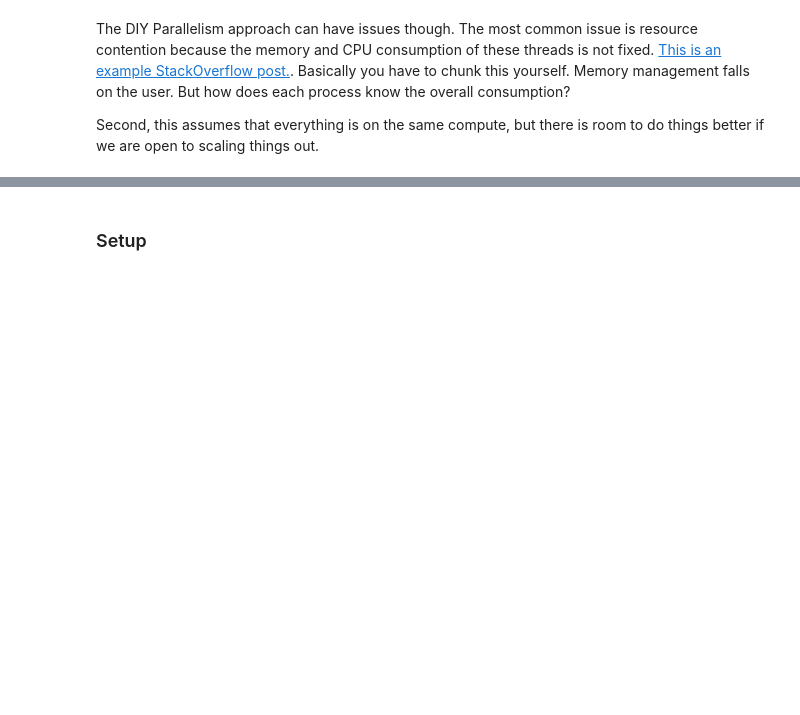
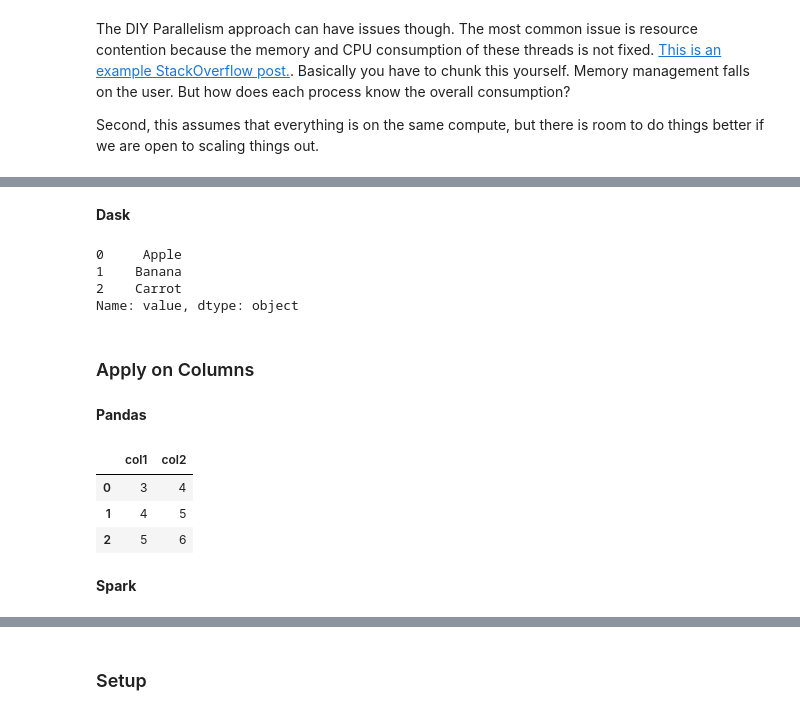
Before and after one commit to kvnkho/demos, a Jupyter notebook: meetups/data-science-dc-fugue/porting_code_to_spark.ipynb, the cells around one changed output, grey strips where cells are left out. Cells and saved outputs as stored; diff of their text form; code cells hidden in the pictures; blank space fills up the shorter version.

```diff
--- a/meetups/data-science-dc-fugue/porting_code_to_spark.ipynb
+++ b/meetups/data-science-dc-fugue/porting_code_to_spark.ipynb
@@ -79,0 +122,28 @@ This reference has a lot of good images and explanations
+# %% [markdown]
+**Dask**
+# %%
+ddf["value"].map(map_dict).compute()
+# %% [output]
+0     Apple
+1    Banana
+2    Carrot
+Name: value, dtype: object
+# %% [markdown]
+### Apply on Columns
+# %%
+df = pd.DataFrame({"col1":[0,1,2], "col2": ([1,2,3])})
+sdf = spark.createDataFrame(df)
+ddf = dd.from_pandas(df, npartitions=2)
+# %% [markdown]
+**Pandas**
+# %%
+def add(x):
+   return x+3
+df.apply(add)
+# %% [output]
+|  | col1 | col2 |
+| 0 | 3 | 4 |
+| 1 | 4 | 5 |
+| 2 | 5 | 6 |
+# %% [markdown]
+**Spark**
```
Also changed, not shown: parts of 19 cells of this notebook.
